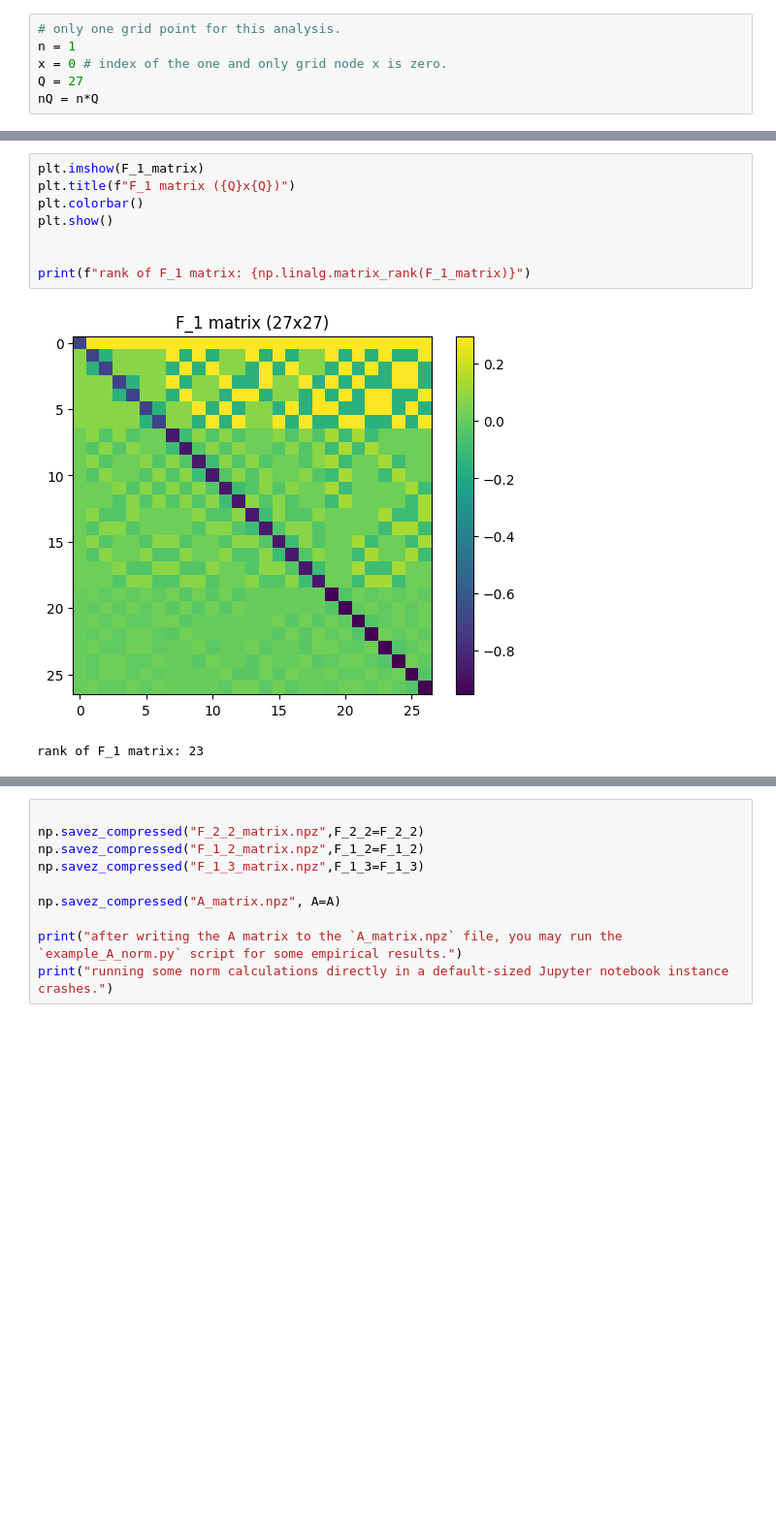
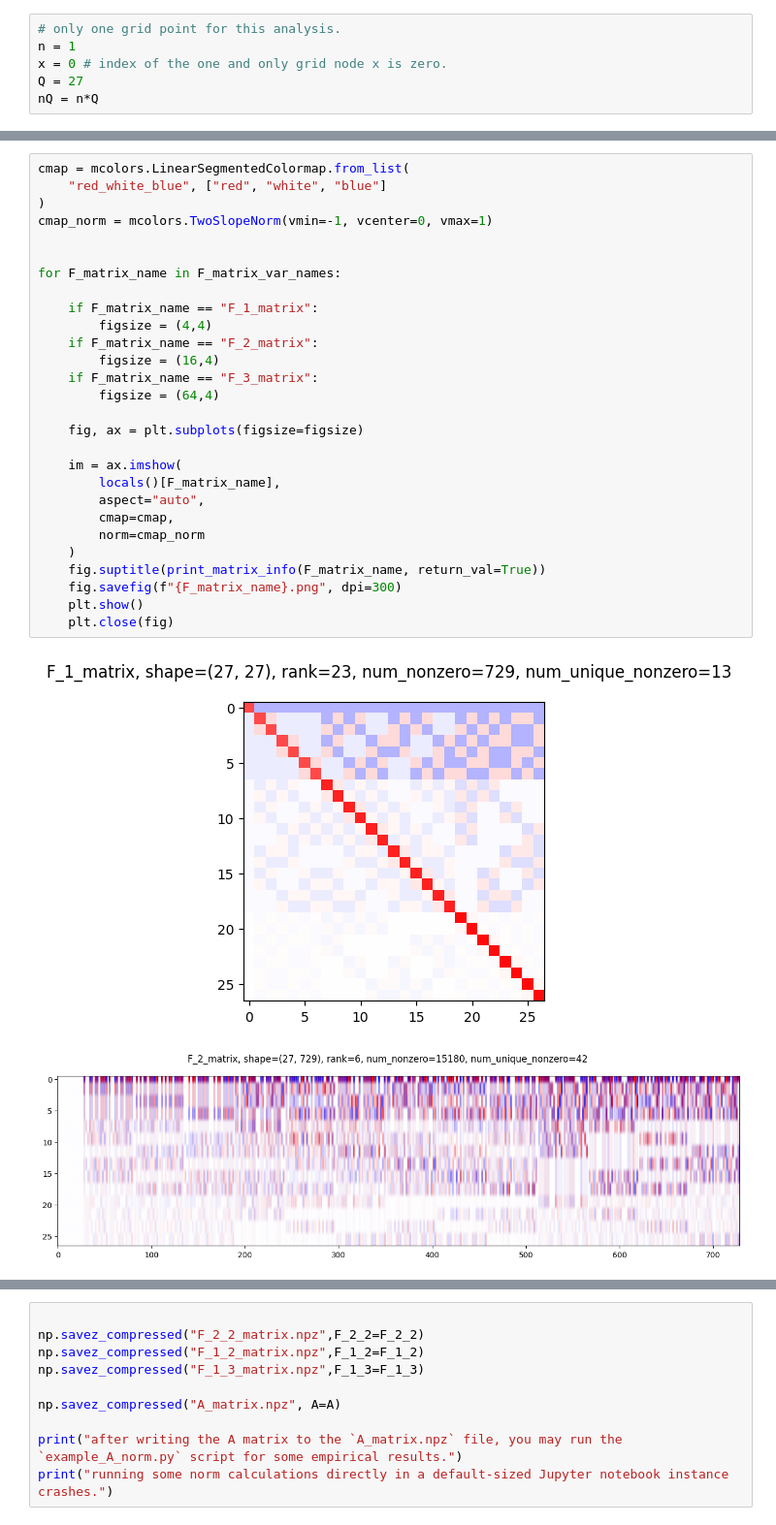
Before and after one commit to jp7745/qb-lbm, a Jupyter notebook: bounding_A_norm.ipynb, the cells around one changed output, grey strips where cells are left out. Shown at 97% size. Cells and saved outputs as stored; diff of their text form; blank space fills up the shorter version.

```diff
--- a/bounding_A_norm.ipynb
+++ b/bounding_A_norm.ipynb
@@ -170,11 +207,31 @@ F_3_matrix = np.load("F_3_matrix.npz")["F_3_matrix"]
-# %%
-plt.imshow(F_1_matrix)
-plt.title(f"F_1 matrix ({Q}x{Q})")
-plt.colorbar()
-plt.show()
-
-
-print(f"rank of F_1 matrix: {np.linalg.matrix_rank(F_1_matrix)}")
-# %% [output]
-[figure, removed]
-rank of F_1 matrix: 23
+# %%
+cmap = mcolors.LinearSegmentedColormap.from_list(
+    "red_white_blue", ["red", "white", "blue"]
+)
+cmap_norm = mcolors.TwoSlopeNorm(vmin=-1, vcenter=0, vmax=1)
+
+
+for F_matrix_name in F_matrix_var_names:
+
+    if F_matrix_name == "F_1_matrix":
+        figsize = (4,4)
+    if F_matrix_name == "F_2_matrix":
+        figsize = (16,4)
+    if F_matrix_name == "F_3_matrix":
+        figsize = (64,4)
+
+    fig, ax = plt.subplots(figsize=figsize)
+
+    im = ax.imshow(
+        locals()[F_matrix_name],
+        aspect="auto",
+        cmap=cmap,
+        norm=cmap_norm
+    )
+    fig.suptitle(print_matrix_info(F_matrix_name, return_val=True))
+    fig.savefig(f"{F_matrix_name}.png", dpi=300)
+    plt.show()
+    plt.close(fig)
+# %% [output]
+[figure, added]
+[figure, added]
```
Also changed, not shown: parts of 12 cells of this notebook, 3 other files.
